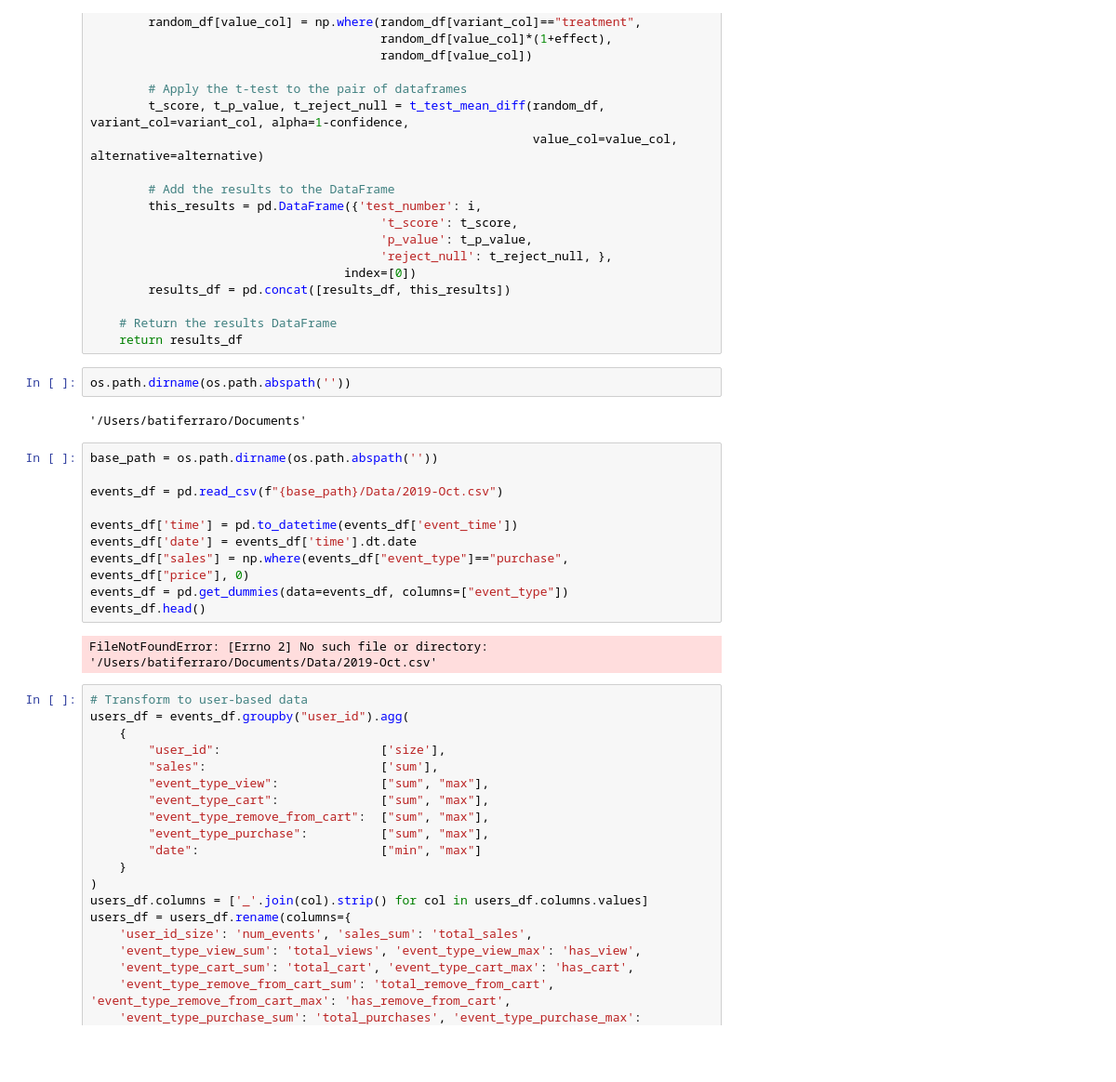
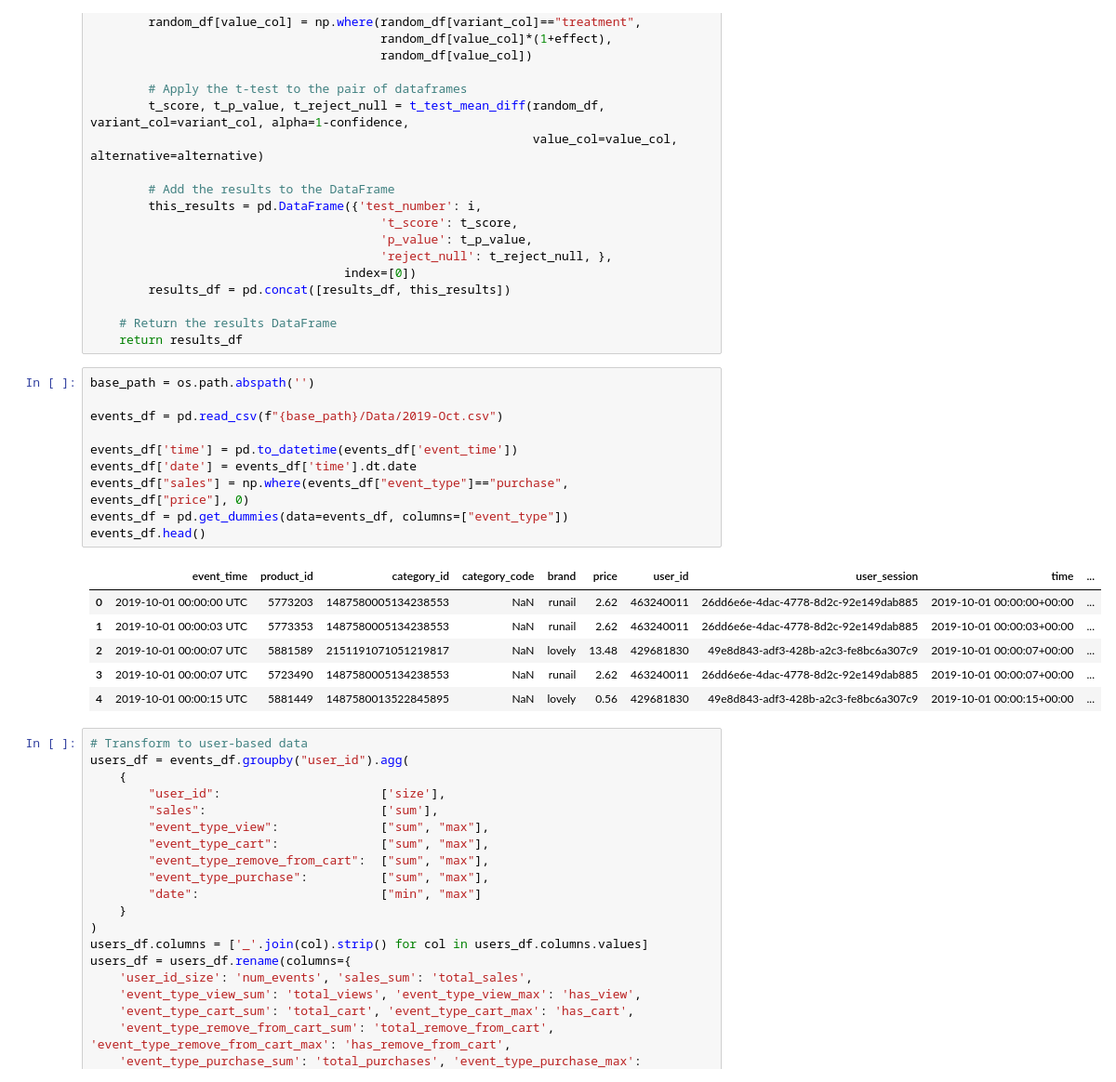
Before and after one commit to Bati-bot/Design-of-experiments-DOE, a Jupyter notebook: normalidad_y_p_values.ipynb, the cells around one changed output. Shown at 93% size. Drawn from its saved outputs; the diff is of its cells as text; blank space fills up the shorter version.

```diff
--- a/normalidad_y_p_values.ipynb
+++ b/normalidad_y_p_values.ipynb
@@ -92,22 +92,23 @@ def run_test_mean_diff(df, variant_col, value_col, number_of_tests=100,
 
     # Return the results DataFrame
     return results_df
-# %%
-os.path.dirname(os.path.abspath(''))
-# %% [output]
-'/Users/batiferraro/Documents'
 # %%
-base_path = os.path.dirname(os.path.abspath(''))
+base_path = os.path.abspath('')
 
 events_df = pd.read_csv(f"{base_path}/Data/2019-Oct.csv")
 
 events_df['time'] = pd.to_datetime(events_df['event_time'])
 events_df['date'] = events_df['time'].dt.date
 events_df["sales"] = np.where(events_df["event_type"]=="purchase", events_df["price"], 0)
 events_df = pd.get_dummies(data=events_df, columns=["event_type"])
 events_df.head()
 # %% [output]
-FileNotFoundError: [Errno 2] No such file or directory: '/Users/batiferraro/Documents/Data/2019-Oct.csv'
+|  | event_time | product_id | category_id | category_code | brand | price | user_id | user_session | time | ... |
+| 0 | 2019-10-01 00:00:00 UTC | 5773203 | 1487580005134238553 | NaN | runail | 2.62 | 463240011 | 26dd6e6e-4dac-4778-8d2c-92e149dab885 | 2019-10-01 00:00:00+00:00 | ... |
+| 1 | 2019-10-01 00:00:03 UTC | 5773353 | 1487580005134238553 | NaN | runail | 2.62 | 463240011 | 26dd6e6e-4dac-4778-8d2c-92e149dab885 | 2019-10-01 00:00:03+00:00 | ... |
+| 2 | 2019-10-01 00:00:07 UTC | 5881589 | 2151191071051219817 | NaN | lovely | 13.48 | 429681830 | 49e8d843-adf3-428b-a2c3-fe8bc6a307c9 | 2019-10-01 00:00:07+00:00 | ... |
+| 3 | 2019-10-01 00:00:07 UTC | 5723490 | 1487580005134238553 | NaN | runail | 2.62 | 463240011 | 26dd6e6e-4dac-4778-8d2c-92e149dab885 | 2019-10-01 00:00:07+00:00 | ... |
+| 4 | 2019-10-01 00:00:15 UTC | 5881449 | 1487580013522845895 | NaN | lovely | 0.56 | 429681830 | 49e8d843-adf3-428b-a2c3-fe8bc6a307c9 | 2019-10-01 00:00:15+00:00 | ... |
 # %%
 # Transform to user-based data
 users_df = events_df.groupby("user_id").agg(
```
